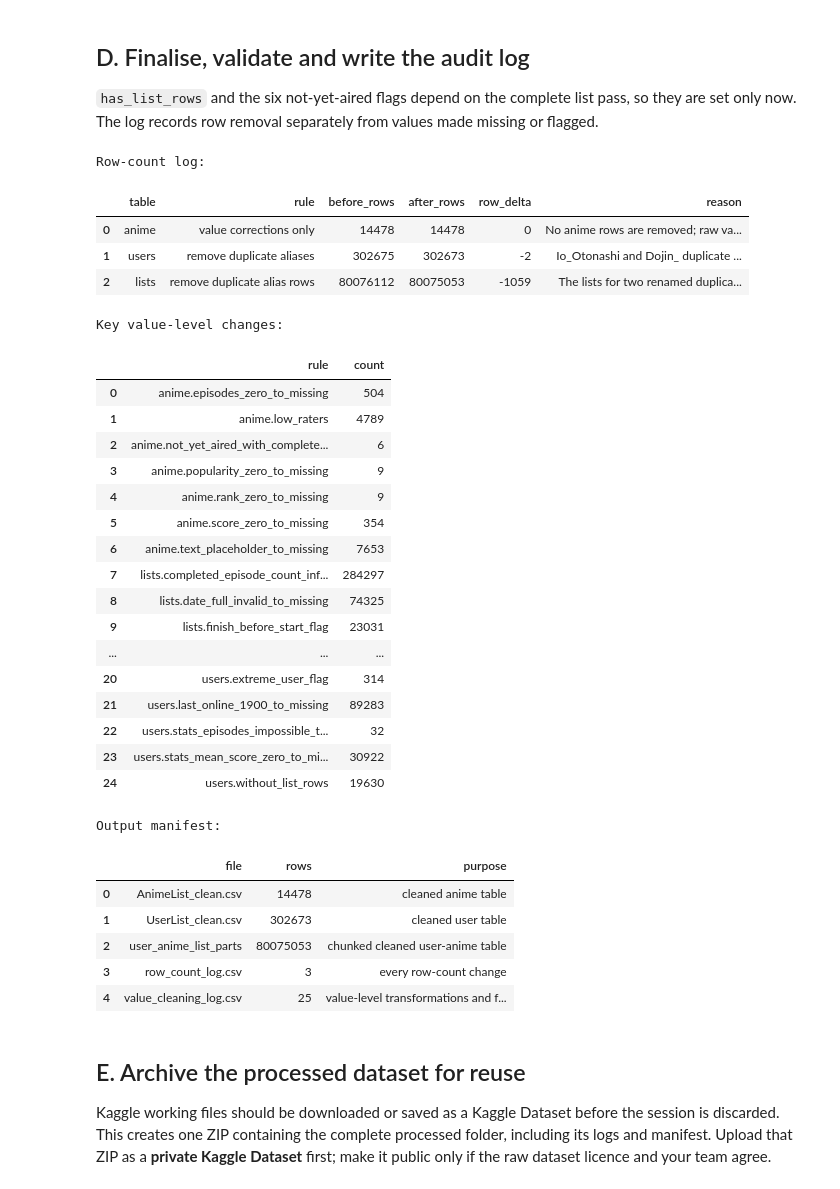
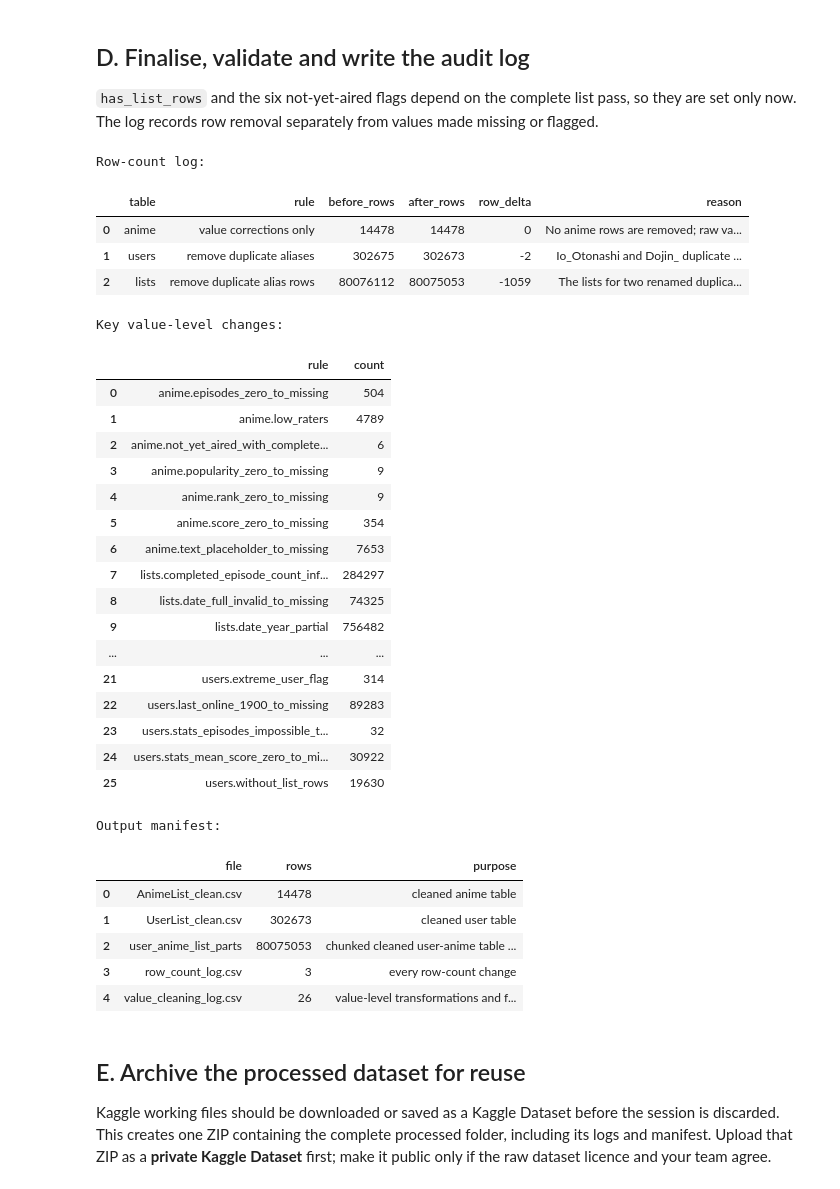
Before and after one commit to PhamPhuong72/Programming-For-DS, a Jupyter notebook: 24122024-ltkhdl-final-project.ipynb, the cells around one changed output. Saved outputs shown, nothing was run; the diff lists cells and outputs as text; code cells hidden in the pictures.

```diff
--- a/24122024-ltkhdl-final-project.ipynb
+++ b/24122024-ltkhdl-final-project.ipynb
@@ -255,6 +256,11 @@ completed_on_unaired: set[int] = set()
 users_with_rows: set[str] = set()
 raw_list_rows = clean_list_rows = alias_list_rows = 0
 
+LIST_KEEP = [
+    'username', 'anime_id', 'my_status_clean', 'my_score_clean', 'my_watched_episodes_clean',
+    'my_start_date_clean', 'my_finish_date_clean', 'my_start_year_clean', 'my_finish_year_clean',
+    'my_last_updated_clean', 'my_rewatching_state', 'my_rewatching_ep_clean', 'my_tags_clean',
+]
 list_usecols = [
     'username', 'anime_id', 'my_watched_episodes', 'my_start_date', 'my_finish_date',
     'my_score', 'my_status', 'my_rewatching', 'my_rewatching_ep', 'my_last_updated', 'my_tags',
@@ -290,6 +296,7 @@ for part, chunk in enumerate(reader, start=1):
     chunk.loc[bad_order, ['my_start_date_clean', 'my_finish_date_clean']] = pd.NaT
     value_log['lists.date_full_invalid_to_missing'] += int(start['my_start_date_invalid'].sum() + finish['my_finish_date_invalid'].sum())
     value_log['lists.finish_before_start_flag'] += int(bad_order.sum())
+    value_log['lists.date_year_partial'] += int(start['my_start_year_partial'].sum() + finish['my_finish_year_partial'].sum())
 
     updated = pd.to_datetime(chunk['my_last_updated'], unit='s', errors='coerce')
     updated_ok = chunk['my_last_updated'].gt(0) & updated.ge(SITE_START) & updated.le(CRAWL_END + pd.Timedelta(days=1))
@@ -323,8 +330,8 @@ for part, chunk in enumerate(reader, start=1):
     unaired_completed = chunk['my_status_clean'].eq(2) & chunk['anime_id'].isin(unaired_ids)
     completed_on_unaired.update(chunk.loc[unaired_completed, 'anime_id'].unique().tolist())
 
-    part_path = LIST_DIR / f'UserAnimeList_clean_{part:03d}.csv'
-    chunk.to_csv(part_path, index=False)
+    part_path = LIST_DIR / f'UserAnimeList_clean_{part:03d}.parquet'
+    chunk[LIST_KEEP].to_parquet(part_path, index=False)
     print(f'part {part:03d}: raw {raw_list_rows:,}; kept {clean_list_rows:,}; wrote {part_path.name}')
 
 if not TEST_MODE:  # the full-file totals only make sense on a full run
@@ -379,7 +386,7 @@ value_log_df.to_csv(OUTPUT_DIR / 'value_cleaning_log.csv', index=False)
 manifest = pd.DataFrame([
     {'file': anime_path.name, 'rows': len(anime), 'purpose': 'cleaned anime table'},
     {'file': users_path.name, 'rows': len(users), 'purpose': 'cleaned user table'},
-    {'file': str(LIST_DIR.relative_to(OUTPUT_DIR)), 'rows': clean_list_rows, 'purpose': 'chunked cleaned user-anime table'},
+    {'file': str(LIST_DIR.relative_to(OUTPUT_DIR)), 'rows': clean_list_rows, 'purpose': 'chunked cleaned user-anime table (parquet, clean columns only)'},
     {'file': 'row_count_log.csv', 'rows': len(row_log_df), 'purpose': 'every row-count change'},
     {'file': 'value_cleaning_log.csv', 'rows': len(value_log_df), 'purpose': 'value-level transformations and flags'},
 ])
@@ -387,47 +394,47 @@ manifest.to_csv(OUTPUT_DIR / 'manifest.csv', index=False)
 
 assert len(anime) == 14_478
 assert len(users) == 302_673
 assert users['username'].is_unique
 assert not users['username'].isin(ALIAS_TO_DROP).any()
 assert not anime['anime_id'].duplicated().any()
 
 print('\nRow-count log:')
 display(row_log_df)
 print('\nKey value-level changes:')
 display(value_log_df[value_log_df['count'].gt(0)])
 print('\nOutput manifest:')
 display(manifest)
 # %% [output]
 Row-count log:
 |  | table | rule | before_rows | after_rows | row_delta | reason |
 | 0 | anime | value corrections only | 14478 | 14478 | 0 | No anime rows are removed; raw va... |
 | 1 | users | remove duplicate aliases | 302675 | 302673 | -2 | Io_Otonashi and Dojin_ duplicate ... |
 | 2 | lists | remove duplicate alias rows | 80076112 | 80075053 | -1059 | The lists for two renamed duplica... |
 Key value-level changes:
 |  | rule | count |
 | 0 | anime.episodes_zero_to_missing | 504 |
 | 1 | anime.low_raters | 4789 |
 | 2 | anime.not_yet_aired_with_complete... | 6 |
 | 3 | anime.popularity_zero_to_missing | 9 |
 | 4 | anime.rank_zero_to_missing | 9 |
 | 5 | anime.score_zero_to_missing | 354 |
 | 6 | anime.text_placeholder_to_missing | 7653 |
 | 7 | lists.completed_episode_count_inf... | 284297 |
 | 8 | lists.date_full_invalid_to_missing | 74325 |
-| 9 | lists.finish_before_start_flag | 23031 |
+| 9 | lists.date_year_partial | 756482 |
 | ... | ... | ... |
-| 20 | users.extreme_user_flag | 314 |
-| 21 | users.last_online_1900_to_missing | 89283 |
-| 22 | users.stats_episodes_impossible_t... | 32 |
-| 23 | users.stats_mean_score_zero_to_mi... | 30922 |
-| 24 | users.without_list_rows | 19630 |
+| 21 | users.extreme_user_flag | 314 |
+| 22 | users.last_online_1900_to_missing | 89283 |
+| 23 | users.stats_episodes_impossible_t... | 32 |
+| 24 | users.stats_mean_score_zero_to_mi... | 30922 |
+| 25 | users.without_list_rows | 19630 |
 Output manifest:
 |  | file | rows | purpose |
 | 0 | AnimeList_clean.csv | 14478 | cleaned anime table |
 | 1 | UserList_clean.csv | 302673 | cleaned user table |
-| 2 | user_anime_list_parts | 80075053 | chunked cleaned user-anime table |
+| 2 | user_anime_list_parts | 80075053 | chunked cleaned user-anime table ... |
 | 3 | row_count_log.csv | 3 | every row-count change |
-| 4 | value_cleaning_log.csv | 25 | value-level transformations and f... |
+| 4 | value_cleaning_log.csv | 26 | value-level transformations and f... |
 # %% [markdown]
 ## E. Archive the processed dataset for reuse
 
```
Also changed, not shown: parts of 6 cells of this notebook.
